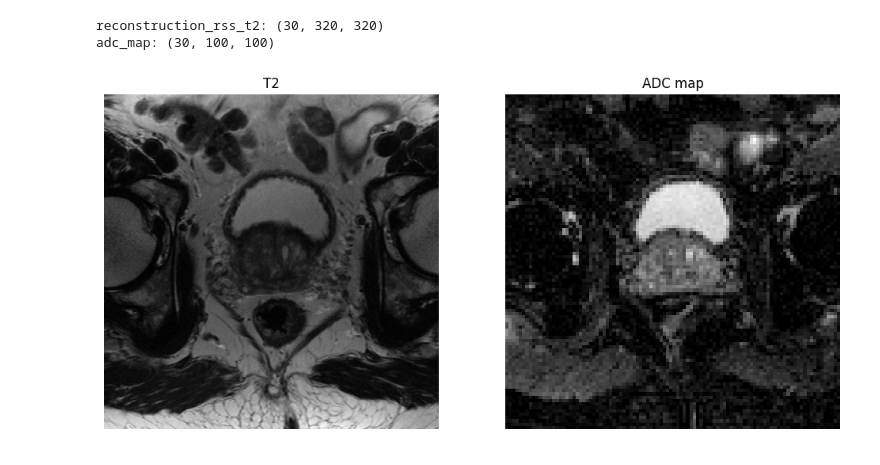
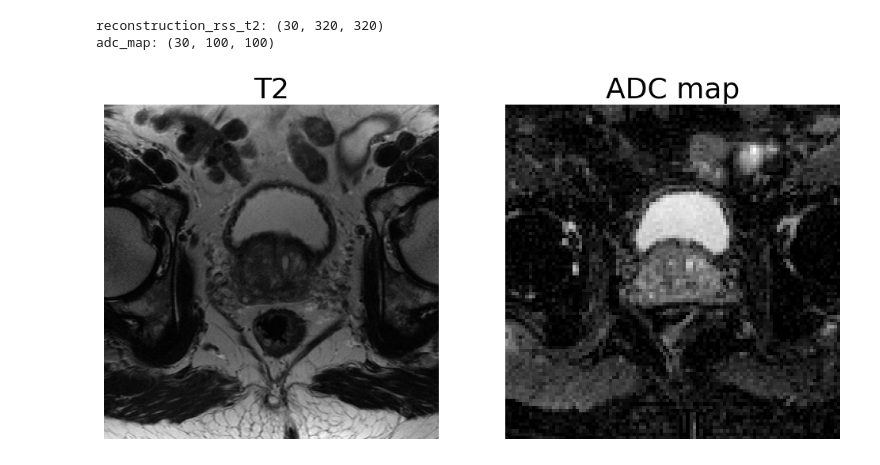
Before and after one commit to AlexSlock/fastMRI-hybrid-modelling, a Jupyter notebook: fastmri_prostate/prostates_withdiffcontrast.ipynb, the cells around one changed output. Cells and saved outputs as stored; diff of their text form; code cells hidden in the pictures.

```diff
--- a/fastmri_prostate/prostates_withdiffcontrast.ipynb
+++ b/fastmri_prostate/prostates_withdiffcontrast.ipynb
@@ -37,23 +37,26 @@ print("adc_map:", adc_map.shape) # (30, 100, 100)
 reconstruction_rss_t2: (30, 320, 320)
 adc_map: (30, 100, 100)
 # %%
+# Increase the font size of the titles
+plt.rcParams['axes.titlesize'] = 26
+
 # Visualize the data
 slice = 10
 
 # plot PDW knee and PDFS knee side by side
 fig, axs = plt.subplots(1, 2, figsize=(12, 6))
 
 # plot T2W prostate
 axs[0].imshow(reconstruction_rss_t2[slice], cmap='gray')
 axs[0].set_title('T2')
 axs[0].axis('off')
 
 # plot ADC map prostate
 axs[1].imshow(adc_map[slice], cmap='gray')
 axs[1].set_title('ADC map')
 axs[1].axis('off')
 
 plt.savefig('/DATASERVER/MIC/GENERAL/STUDENTS/aslock2/figures/T2_ADC_prostate.png') #make sure this is BEFORE plt.show()
 plt.show()
 # %% [output]
-[figure, old version]
+[figure, new version]
```
Also changed, not shown: 11 other files.
